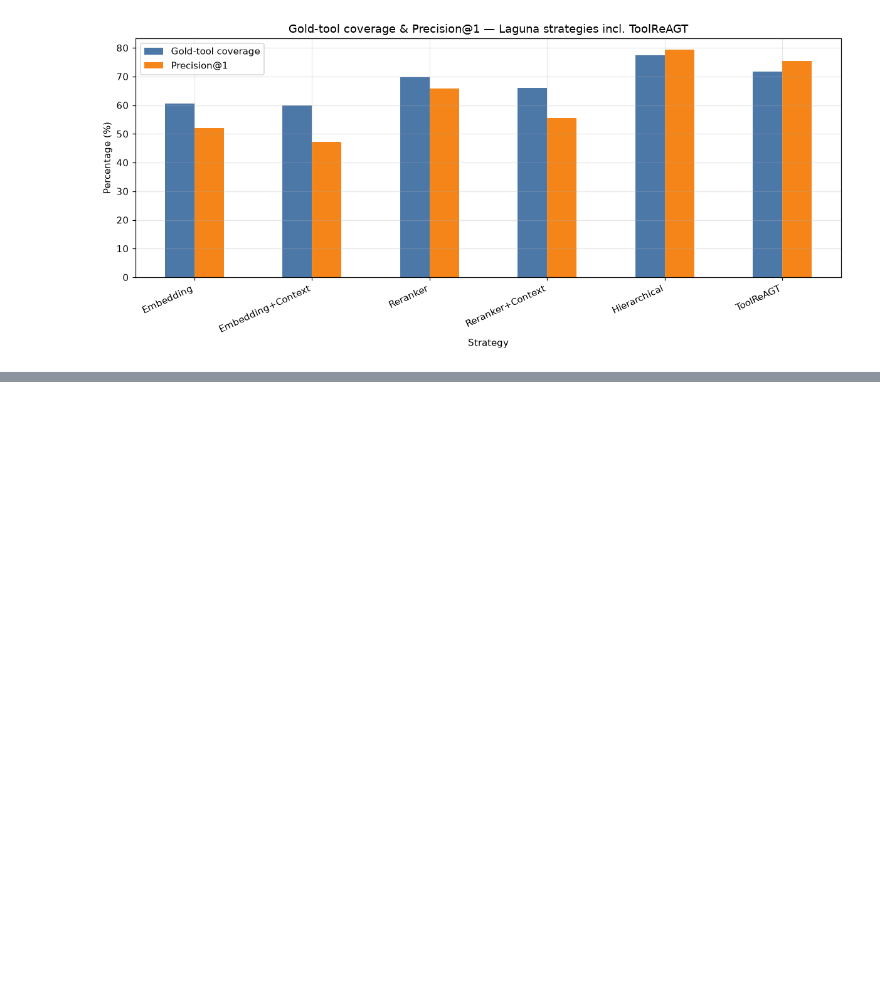
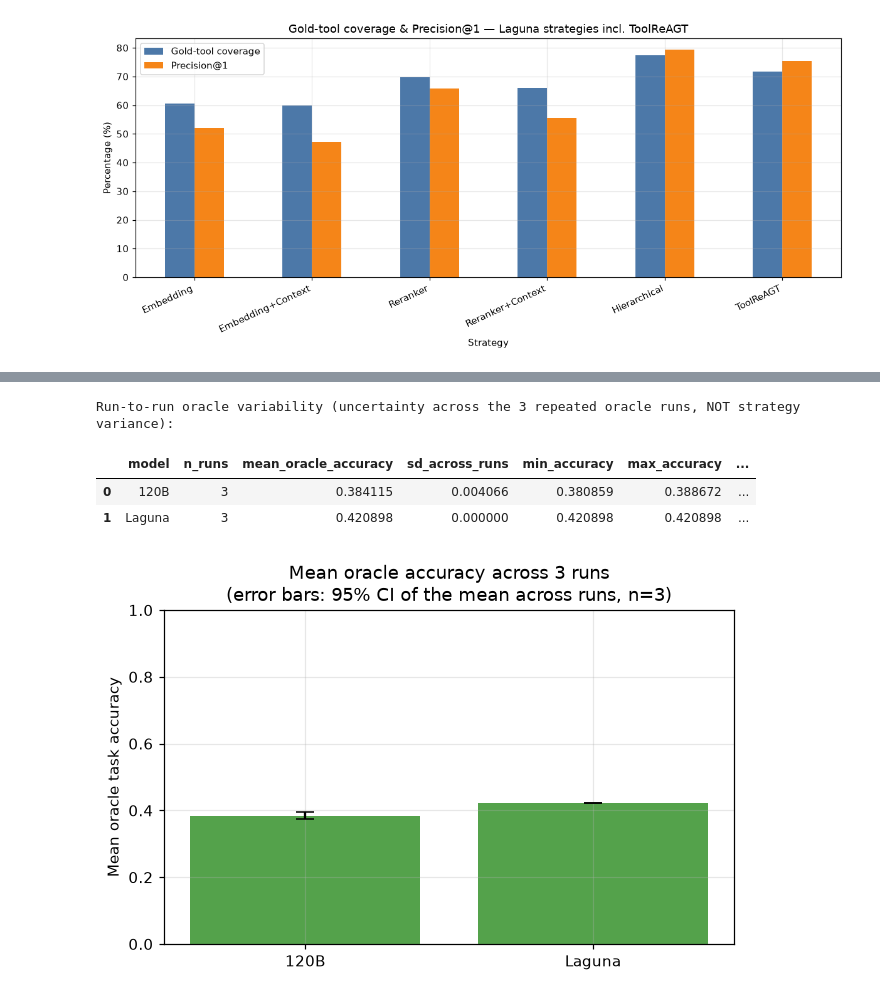
Before and after one commit to Anni0401/ToolSelectionBenchmark, a Jupyter notebook: wild-tool-bench/analyze_results.ipynb, the cells around one changed output, grey strips where cells are left out. Cells and saved outputs as stored; diff of their text form; code cells hidden in the pictures; blank space fills up the shorter version.

```diff
--- a/wild-tool-bench/analyze_results.ipynb
+++ b/wild-tool-bench/analyze_results.ipynb
@@ -2537,0 +2646,47 @@ plt.show()
+# %%
+# Run-to-run variability across the 3 oracle runs (uncertainty ACROSS RUNS, not within-run sampling noise).
+# n=3 -> use Student's t (df=2, t_0.975=4.302652729911275) for the 95% CI of the mean.
+T_CRIT_DF2 = 4.302652729911275
+
+oracle_variability_rows = []
+for m in MODELS:
+    accs = oracle_run_df.loc[oracle_run_df["model"] == m, "accuracy"].tolist()
+    n = len(accs)
+    mean_acc = sum(accs) / n
+    variance = sum((a - mean_acc) ** 2 for a in accs) / (n - 1)  # sample SD, n=3
+    sd = sqrt(variance)
+    sem = sd / sqrt(n)
+    ci_low, ci_high = mean_acc - T_CRIT_DF2 * sem, mean_acc + T_CRIT_DF2 * sem
+    oracle_variability_rows.append({
+        "model": m,
+        "n_runs": n,
+        "mean_oracle_accuracy": mean_acc,
+        "sd_across_runs": sd,
+        "min_accuracy": min(accs),
+        "max_accuracy": max(accs),
+        "ci95_across_3_runs_low": ci_low,
+        "ci95_across_3_runs_high": ci_high,
+    })
+
+oracle_variability_df = pd.DataFrame(oracle_variability_rows)
+print("Run-to-run oracle variability (uncertainty across the 3 repeated oracle runs, NOT strategy variance):")
+display(oracle_variability_df)
+
+ORACLE_MEAN_ACCURACY = dict(zip(oracle_variability_df["model"], oracle_variability_df["mean_oracle_accuracy"]))
+
+fig, ax = plt.subplots(figsize=(6, 4))
+means = [ORACLE_MEAN_ACCURACY[m] for m in MODELS]
+errs_low = [ORACLE_MEAN_ACCURACY[m] - oracle_variability_df.loc[oracle_variability_df["model"] == m, "ci95_across_3_runs_low"].iloc[0] for m in MODELS]
+errs_high = [oracle_variability_df.loc[oracle_variability_df["model"] == m, "ci95_across_3_runs_high"].iloc[0] - ORACLE_MEAN_ACCURACY[m] for m in MODELS]
+ax.bar(MODELS, means, yerr=[errs_low, errs_high], capsize=6, color="#54a24b")
+ax.set_ylabel("Mean oracle task accuracy")
+ax.set_title("Mean oracle accuracy across 3 runs\n(error bars: 95% CI of the mean across runs, n=3)")
+ax.set_ylim(0, 1)
+plt.tight_layout()
+plt.show()
+# %% [output]
+Run-to-run oracle variability (uncertainty across the 3 repeated oracle runs, NOT strategy variance):
+|  | model | n_runs | mean_oracle_accuracy | sd_across_runs | min_accuracy | max_accuracy | ... |
+| 0 | 120B | 3 | 0.384115 | 0.004066 | 0.380859 | 0.388672 | ... |
+| 1 | Laguna | 3 | 0.420898 | 0.000000 | 0.420898 | 0.420898 | ... |
+[figure, added]
```
Also changed, not shown: parts of 6 cells of this notebook, 23 other files.
